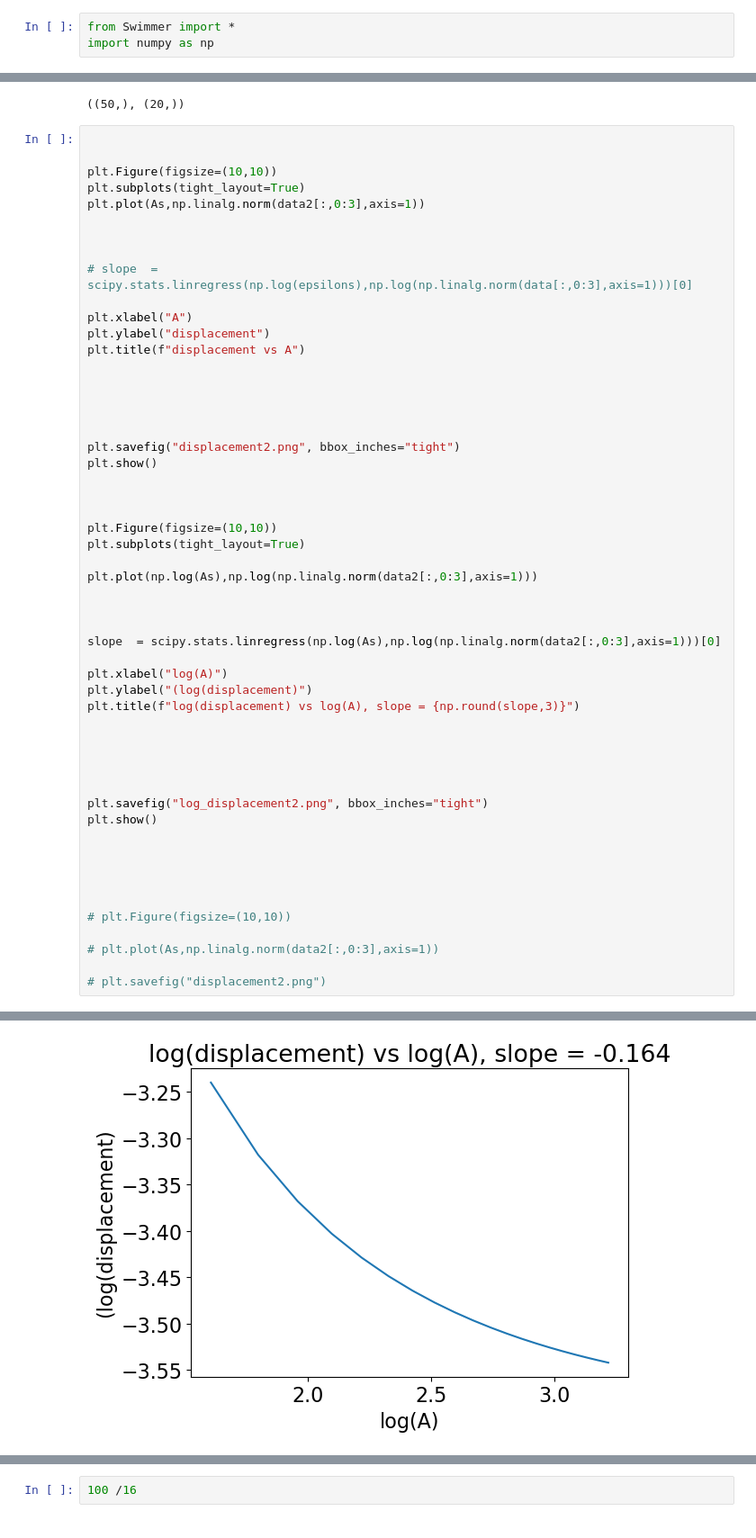
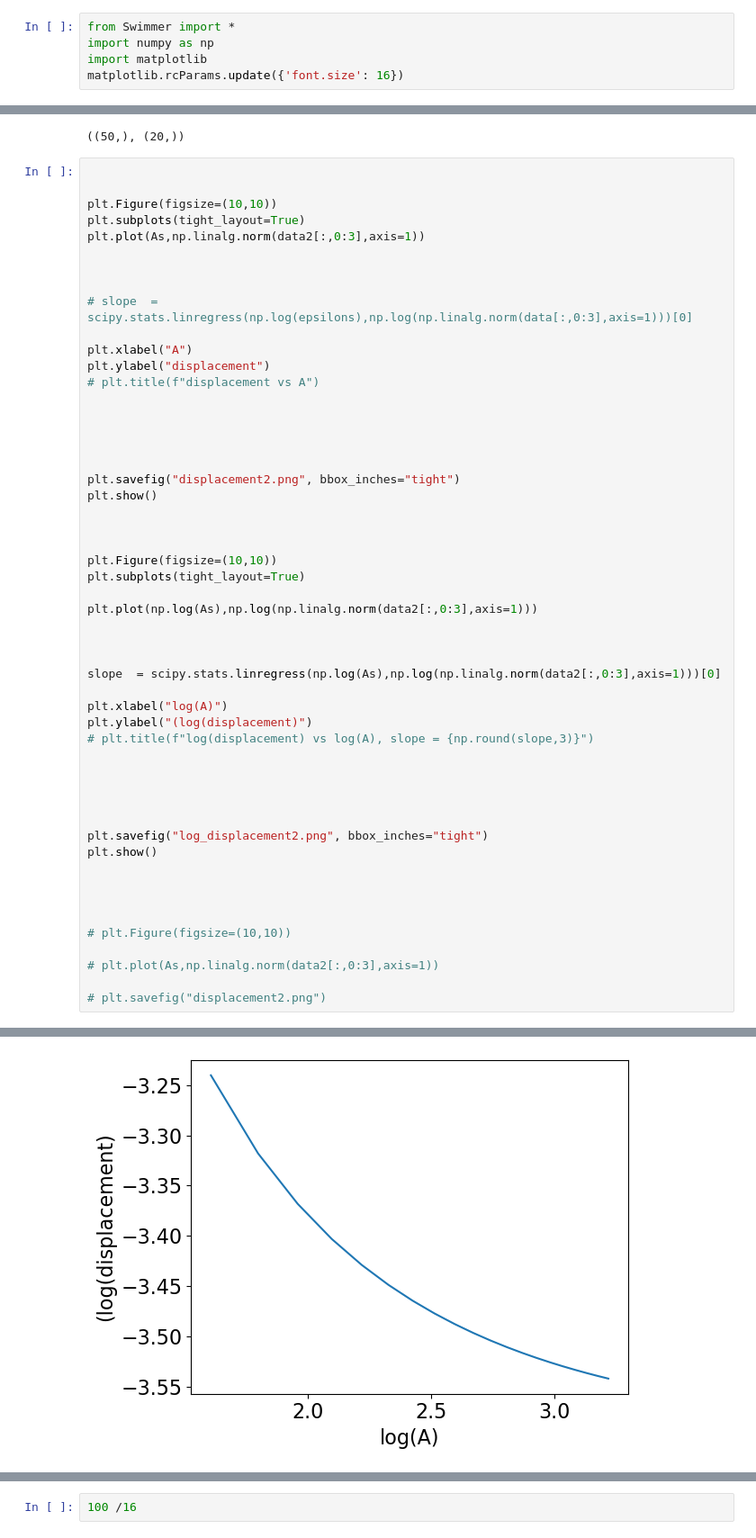
Before and after one commit to alireza-astane/starSwimmer3D, a Jupyter notebook: phase1.ipynb, the cells around one changed output, grey strips where cells are left out. Shown at 90% size. Cells and saved outputs as stored; diff of their text form.

```diff
--- a/phase1.ipynb
+++ b/phase1.ipynb
@@ -1,6 +1,8 @@
 # %%
 from Swimmer import *
 import numpy as np
+import matplotlib
+matplotlib.rcParams.update({'font.size': 16})
 # %% [markdown]
 ## Initialization
 # %%
@@ -423,7 +425,7 @@ plt.plot(As,np.linalg.norm(data2[:,0:3],axis=1))
 
 plt.xlabel("A")
 plt.ylabel("displacement")
-plt.title(f"displacement vs A")
+# plt.title(f"displacement vs A")
 
 
 
@@ -445,7 +447,7 @@ slope  = scipy.stats.linregress(np.log(As),np.log(np.linalg.norm(data2[:,0:3],ax
 
 plt.xlabel("log(A)")
 plt.ylabel("(log(displacement)")
-plt.title(f"log(displacement) vs log(A), slope = {np.round(slope,3)}")
+# plt.title(f"log(displacement) vs log(A), slope = {np.round(slope,3)}")
 
 
 
@@ -457,7 +459,6 @@ plt.show()
 
 
 
-
 # plt.Figure(figsize=(10,10))
 
 # plt.plot(As,np.linalg.norm(data2[:,0:3],axis=1))
@@ -468,4 +469,4 @@ plt.show()
-[figure, old version]
+[figure, new version]
 # %%
 plt.Figure(figsize=(10,10))
 plt.subplots(tight_layout=True)
```
Also changed, not shown: parts of 10 cells of this notebook, 27 other files.
